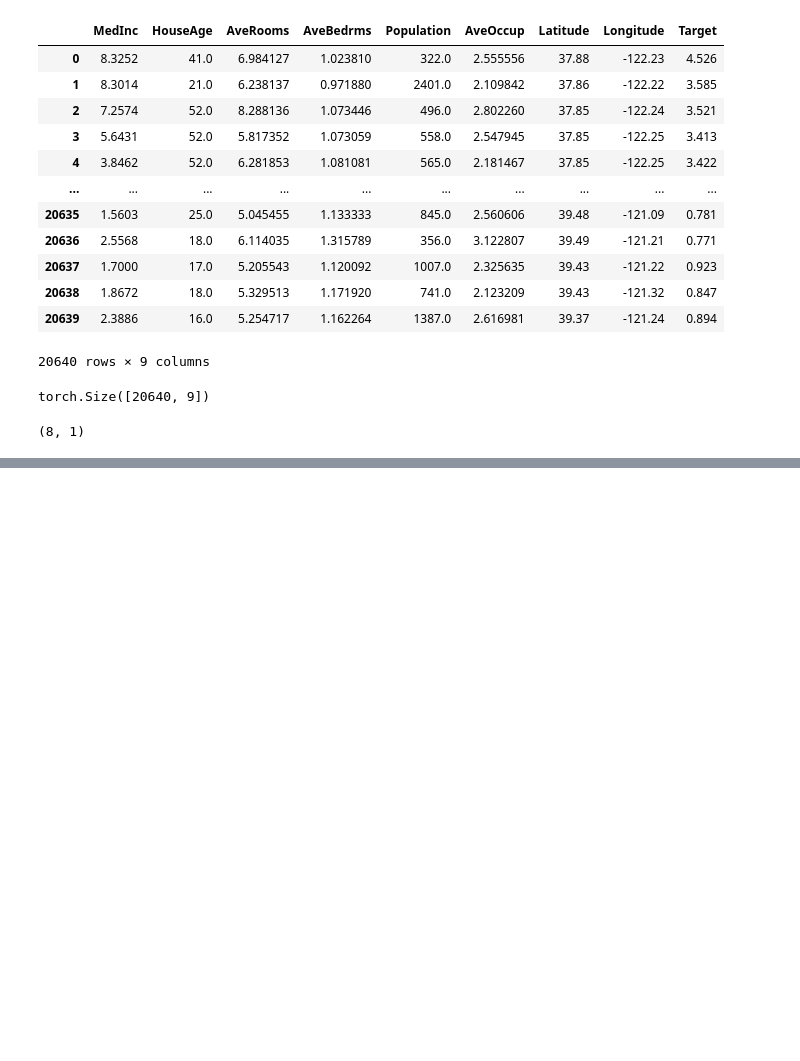
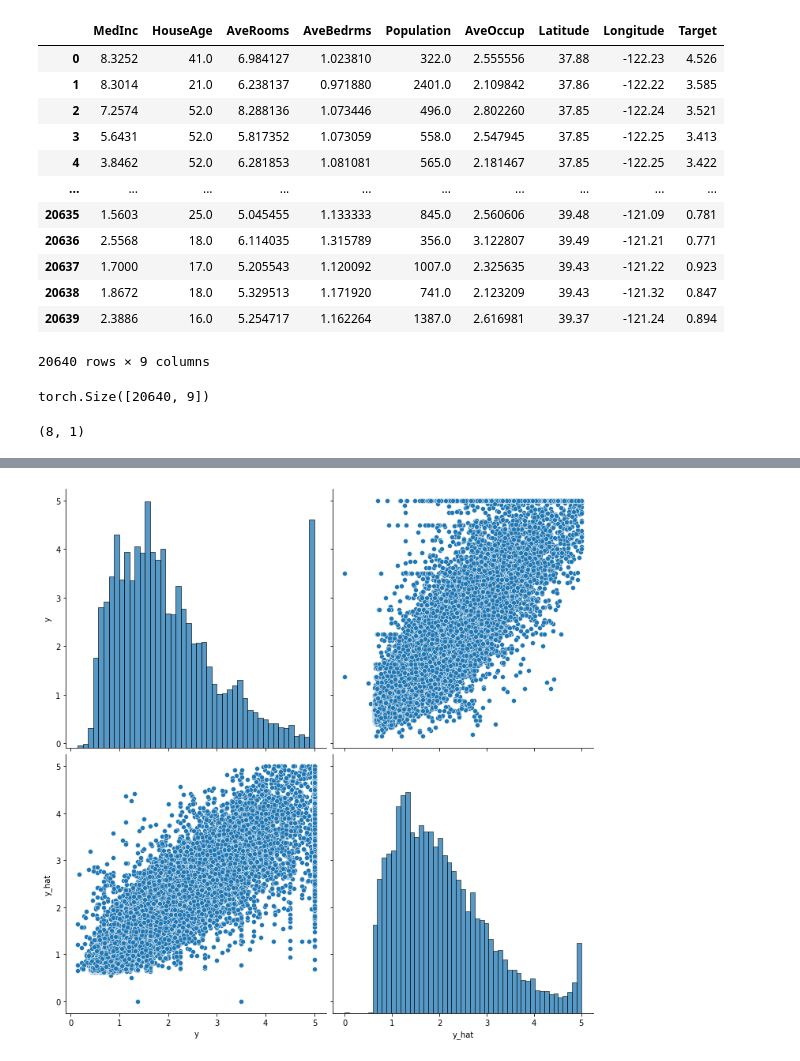
Before and after one commit to minstrel1149/dl_bootcamp_pytorch, a Jupyter notebook: chapter10_stochastic_GD_1.ipynb, the cells around one changed output, grey strips where cells are left out. Drawn from its saved outputs; the diff is of its cells as text; code cells hidden in the pictures; blank space fills up the shorter version.

```diff
--- a/chapter10_stochastic_GD_1.ipynb
+++ b/chapter10_stochastic_GD_1.ipynb
@@ -43,9 +43,9 @@ X_sc.shape[-1], y.shape[-1]
 # %% [output]
 (8, 1)
 # %%
-n_epochs = 4000
+n_epochs = 1000
 batch_size = 256
-print_interval = 500
+print_interval = 100
 # %%
 model = nn.Sequential(
     nn.Linear(X_sc.shape[-1], 7),
@@ -57,3 +57,32 @@ model = nn.Sequential(
     nn.Linear(3, y.shape[-1])
 )
 optimizer = optim.Adam(model.parameters())
+# %%
+for epoch in range(n_epochs):
+    indices = torch.randperm(X_sc.shape[0])
+    X_ = torch.index_select(X_sc, dim=0, index=indices)
+    y_ = torch.index_select(y, dim=0, index=indices)
+    X_ = X_.split(batch_size, dim=0)
+    y_ = y_.split(batch_size, dim=0)
+
+    y_hat = []
+    total_loss = 0
+
+    for X_i, y_i in zip(X_, y_):
+        y_hat_i = model(X_i)
+        loss = F.mse_loss(y_hat_i, y_i)
+
+        optimizer.zero_grad()
+        loss.backward()
+        optimizer.step()
+
+        total_loss += float(loss)
+        y_hat += [y_hat_i]
+
+    total_loss = total_loss / len(X_)
+
+    if (epoch + 1) % print_interval == 0:
+        print(f'Epoch {epoch + 1}: loss {total_loss:.4f}')
+
+y_hat = torch.concat(y_hat, dim=0)
+y = torch.concat(y_, dim=0)
@@ -59,0 +100,3 @@ optimizer = optim.Adam(model.parameters())
+# %%
+result_df = pd.DataFrame(torch.concat([y, y_hat], dim=1).detach_().numpy(), columns=['y', 'y_hat']).clip(lower=0, upper=5)
+result_df
@@ -59,0 +117,5 @@ optimizer = optim.Adam(model.parameters())
+# %%
+sns.pairplot(result_df, height=5)
+plt.show()
+# %% [output]
+[figure, added]
```
Also changed, not shown: parts of 2 cells of this notebook, 1 other file.
